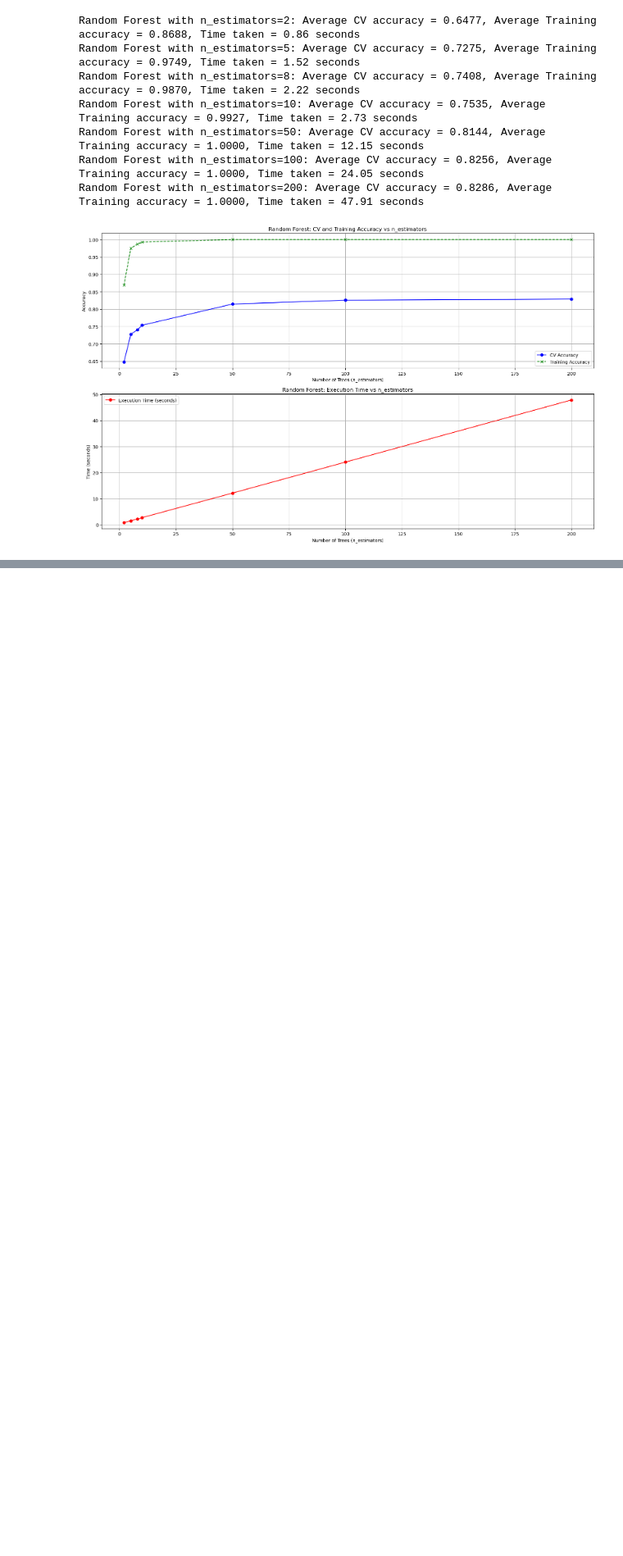
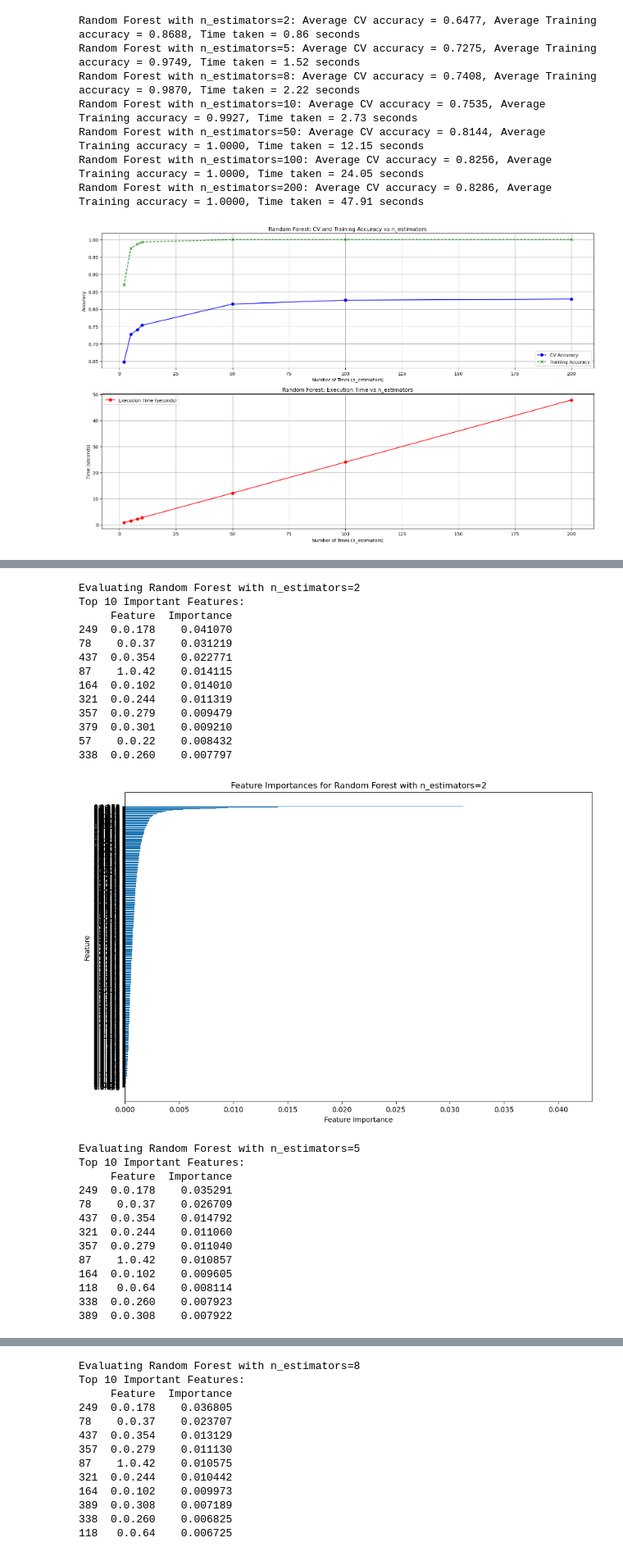
Before and after one commit to mencinas93/IMBM_Machine_Learning, a Jupyter notebook: Homework_3_Code.ipynb, the cells around one changed output, grey strips where cells are left out. Shown at 82% size. Drawn from its saved outputs; the diff is of its cells as text; code cells hidden in the pictures; blank space fills up the shorter version.

```diff
--- a/Homework_3_Code.ipynb
+++ b/Homework_3_Code.ipynb
@@ -758,0 +783,65 @@ plt.show()
+# %%
+n_estimators = [2, 5, 8, 10, 50, 100, 200]
+
+
+kf = KFold(n_splits=4, shuffle=True, random_state=42)
+
+
+for n in n_estimators:
+    print(f"\nEvaluating Random Forest with n_estimators={n}")
+
+
+    rf = RandomForestClassifier(n_estimators=n, random_state=42)
+    rf.fit(X_train, y_train)
+
+
+    feature_importances = rf.feature_importances_
+
+    feature_importances_df = pd.DataFrame({
+        'Feature': X_train.columns,
+        'Importance': feature_importances
+    })
+
+
+    feature_importances_df = feature_importances_df.sort_values(by='Importance', ascending=False)
+
+
+    print("Top 10 Important Features:")
+    print(feature_importances_df.head(10))
+
+
+    plt.figure(figsize=(12, 8))
+    plt.barh(feature_importances_df['Feature'], feature_importances_df['Importance'])
+    plt.xlabel('Feature Importance')
+    plt.ylabel('Feature')
+    plt.title(f'Feature Importances for Random Forest with n_estimators={n}')
+    plt.gca().invert_yaxis()  # To display the most important feature at the top
+    plt.show()
+# %% [output]
+Evaluating Random Forest with n_estimators=2
+Top 10 Important Features:
+     Feature  Importance
+249  0.0.178    0.041070
+78    0.0.37    0.031219
+437  0.0.354    0.022771
+87    1.0.42    0.014115
+164  0.0.102    0.014010
+321  0.0.244    0.011319
+357  0.0.279    0.009479
+379  0.0.301    0.009210
+57    0.0.22    0.008432
+338  0.0.260    0.007797
+[figure, added]
+Evaluating Random Forest with n_estimators=5
+Top 10 Important Features:
+     Feature  Importance
+249  0.0.178    0.035291
+78    0.0.37    0.026709
+437  0.0.354    0.014792
+321  0.0.244    0.011060
+357  0.0.279    0.011040
+87    1.0.42    0.010857
+164  0.0.102    0.009605
+118   0.0.64    0.008114
+338  0.0.260    0.007923
+389  0.0.308    0.007922
@@ -758,0 +849,13 @@ plt.show()
+Evaluating Random Forest with n_estimators=8
+Top 10 Important Features:
+     Feature  Importance
+249  0.0.178    0.036805
+78    0.0.37    0.023707
+437  0.0.354    0.013129
+357  0.0.279    0.011130
+87    1.0.42    0.010575
+321  0.0.244    0.010442
+164  0.0.102    0.009973
+389  0.0.308    0.007189
+338  0.0.260    0.006825
+118   0.0.64    0.006725
```
Also changed, not shown: parts of 23 cells of this notebook.
